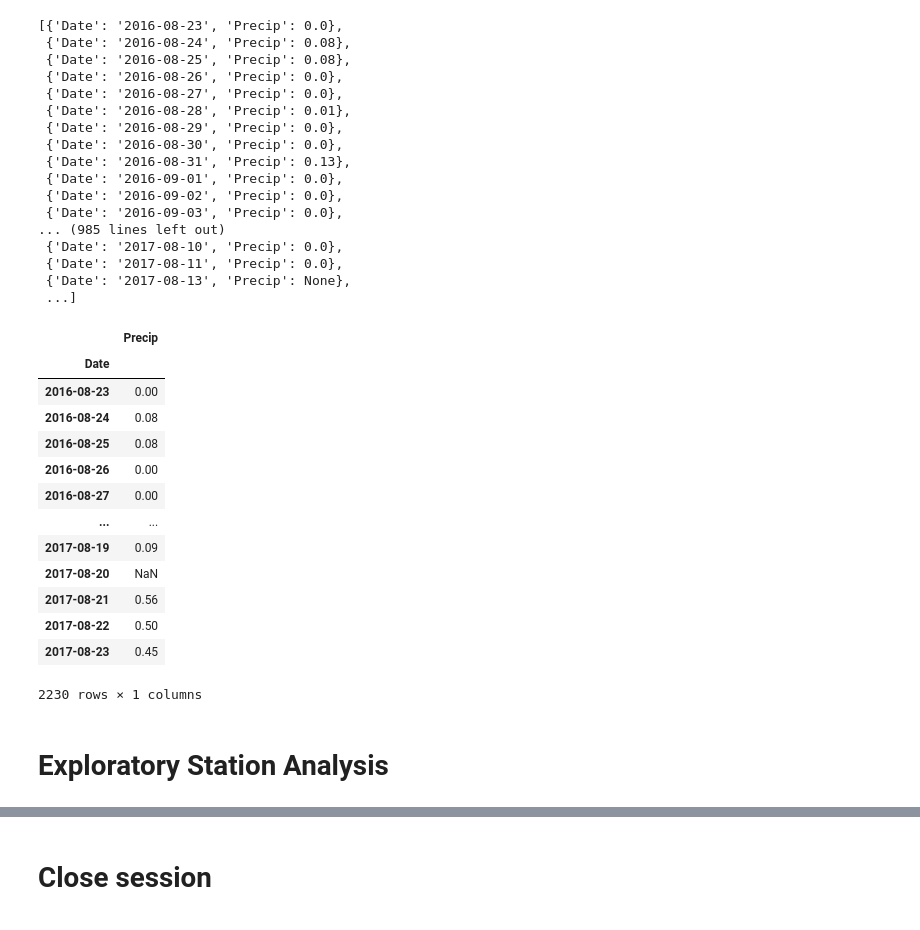
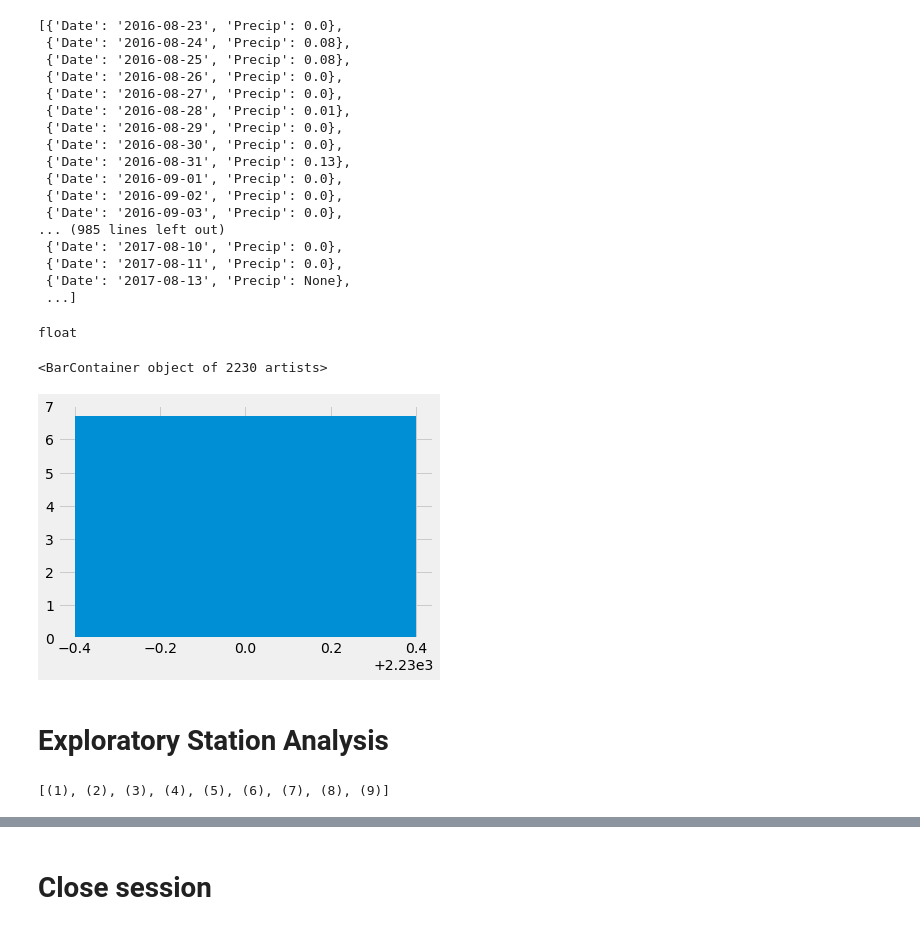
Before and after one commit to melfraas/sqlalchemy-challenge, a Jupyter notebook: climate_starter.ipynb, the cells around one changed output, grey strips where cells are left out. Cells and saved outputs as stored; diff of their text form; code cells hidden in the pictures.

Commit message:
begin station query

```diff
--- a/climate_starter.ipynb
+++ b/climate_starter.ipynb
@@ -98,30 +117,34 @@ rows
  ...]
 # %%
 # Convert your results into a pandas DataFrame with date as index.
-pd.DataFrame(rows).set_index("Date")
+df=pd.DataFrame(rows).set_index("Date")
+
+x=len(df)
-# %% [output]
-|  | Precip |
-| Date |  |
-| 2016-08-23 | 0.00 |
-| 2016-08-24 | 0.08 |
-| 2016-08-25 | 0.08 |
-| 2016-08-26 | 0.00 |
-| 2016-08-27 | 0.00 |
-| ... | ... |
-| 2017-08-19 | 0.09 |
-| 2017-08-20 | NaN |
-| 2017-08-21 | 0.56 |
-| 2017-08-22 | 0.50 |
-| 2017-08-23 | 0.45 |
-2230 rows × 1 columns
+# %%
+values=df["Precip"]
+values
+height=[value for value in values]
+type(height[0])
+# %% [output]
+float
 # %%
 # Use Pandas Plotting with Matplotlib to plot the data
+data=df['Precip']
+
+plt.bar(x, height=height)
+# %% [output]
+<BarContainer object of 2230 artists>
+[figure, added]
 # %%
 # Use Pandas to calculate the summary statistics for the precipitation data
 # %% [markdown]
 # Exploratory Station Analysis
 # %%
 # Query total number of stations in dataset
+stations=session.query(Station.id).all()
+stations
+# %% [output]
+[(1), (2), (3), (4), (5), (6), (7), (8), (9)]
 # %%
 # What are the most active stations? (i.e. what stations have the most rows)?
 # List the stations and the counts in descending order.
```
Also changed, not shown: parts of 3 cells of this notebook.
